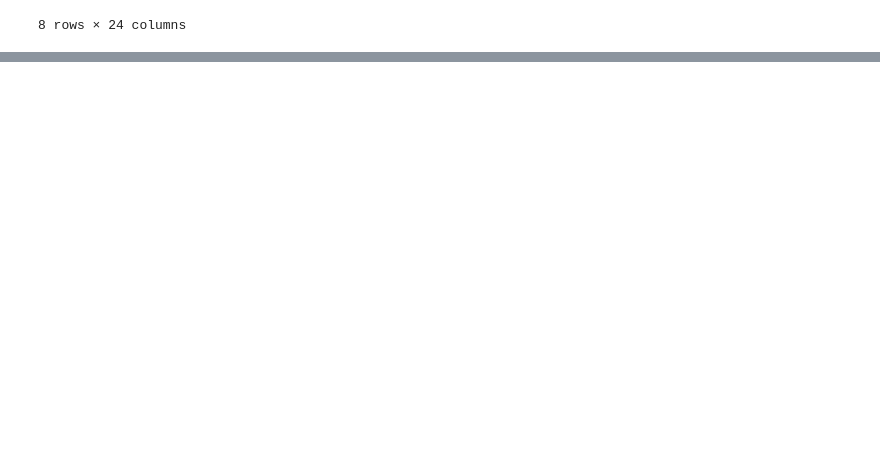
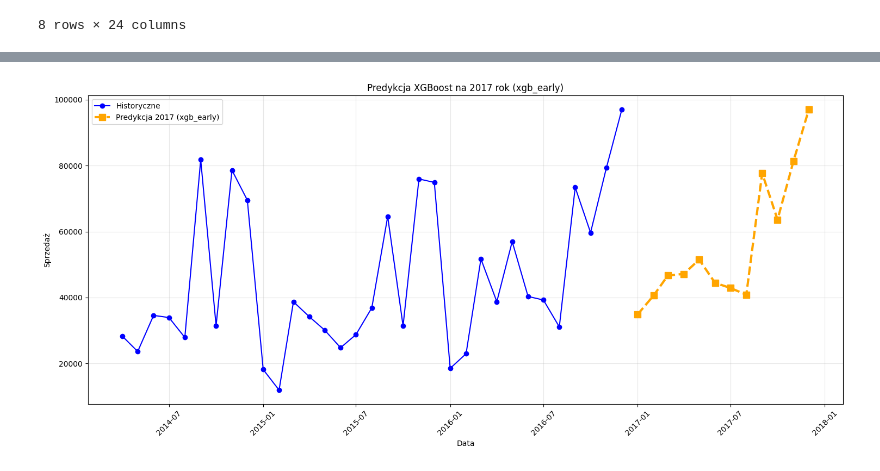
Before and after one commit to Matela7/forecasting_sales, a Jupyter notebook: xgboost.ipynb, the cells around one changed output, grey strips where cells are left out. Drawn from its saved outputs; the diff is of its cells as text; code cells hidden in the pictures; blank space fills up the shorter version.

```diff
--- a/xgboost.ipynb
+++ b/xgboost.ipynb
@@ -644,0 +651,72 @@ Różnica:                 4.9pp
+# %%
+# ...existing code...
+
+print("=== FINALNA PREDYKCJA NA 2017 ROK (xgb_early, tylko features z treningu) ===")
+
+# ...existing code...
+
+months_2017 = pd.date_range(start='2017-01-01', periods=12, freq='MS')
+history = monthly_sales.copy()
+y_pred_2017 = []
+xgb_early = XGBRegressor(
+    n_estimators=500,
+    max_depth=10,
+    learning_rate=final_xgb.learning_rate,
+    subsample=final_xgb.subsample,
+    reg_alpha=final_xgb.reg_alpha,
+    reg_lambda=final_xgb.reg_lambda,
+    random_state=42,
+    verbosity=0
+)
+xgb_early.fit(X, y)
+
+for month in months_2017:
+    row = {}
+    row['Month'] = month.month
+    row['Year'] = month.year
+    row['is_december'] = int(month.month == 12)
+    row['is_january'] = int(month.month == 1)
+    row['is_q4'] = int(month.month in [10, 11, 12])
+    row['is_q1'] = int(month.month in [1, 2, 3])
+    row['lag_1'] = history['Sales'].iloc[-1]
+    row['lag_2'] = history['Sales'].iloc[-2] if len(history) > 1 else row['lag_1']
+    row['lag_3'] = history['Sales'].iloc[-3] if len(history) > 2 else row['lag_1']
+    row['time_trend'] = len(history)
+    row['month_sin'] = np.sin(2 * np.pi * month.month / 12)
+    row['month_cos'] = np.cos(2 * np.pi * month.month / 12)
+    row['is_holiday_month'] = int(month.strftime('%Y-%m') in holiday_months)
+    row['is_may'] = int(month.month == 5)
+    row['is_thanksgiving_month'] = int(month.month == 11)
+    row['is_july4_month'] = int(month.month == 7)
+    # One-hot encoding for months
+    for m in range(1, 13):
+        row[f'month_{m}'] = int(month.month == m)
+    # Zachowaj kolejność features!
+    X_row = [row[f] for f in features]
+    y_pred = xgb_early.predict(np.array(X_row).reshape(1, -1))[0]
+    y_pred_2017.append(y_pred)
+    # Dodaj predykcję do historii, by kolejne miesiące korzystały z nowych lagów
+    history = pd.concat([history, pd.DataFrame({'Order Month': [month], 'Sales': [y_pred]})], ignore_index=True)
+
+future_df = pd.DataFrame({
+    'Order Month': months_2017,
+    'Predicted Sales': y_pred_2017
+})
+
+print("\n=== PREDYKCJE NA 2017 ROK (xgb_early) ===")
+print(future_df)
+# ...existing code...
+
+plt.figure(figsize=(15, 7))
+plt.plot(monthly_sales['Order Month'], monthly_sales['Sales'], 'o-', label='Historyczne', color='blue')
+plt.plot(future_df['Order Month'], future_df['Predicted Sales'], 's--', label='Predykcja 2017 (xgb_early)', color='orange', linewidth=3, markersize=8)
+plt.xlabel('Data')
+plt.ylabel('Sprzedaż')
+plt.title('Predykcja XGBoost na 2017 rok (xgb_early)')
+plt.legend()
+plt.xticks(rotation=45)
+plt.grid(True, alpha=0.3)
+plt.tight_layout()
+plt.show()
+# ...existing code...
+# %% [output]
@@ -644,0 +739 @@ Różnica:                 4.9pp
+[figure, added]
```
Also changed, not shown: parts of 6 cells of this notebook, 6 other files.
